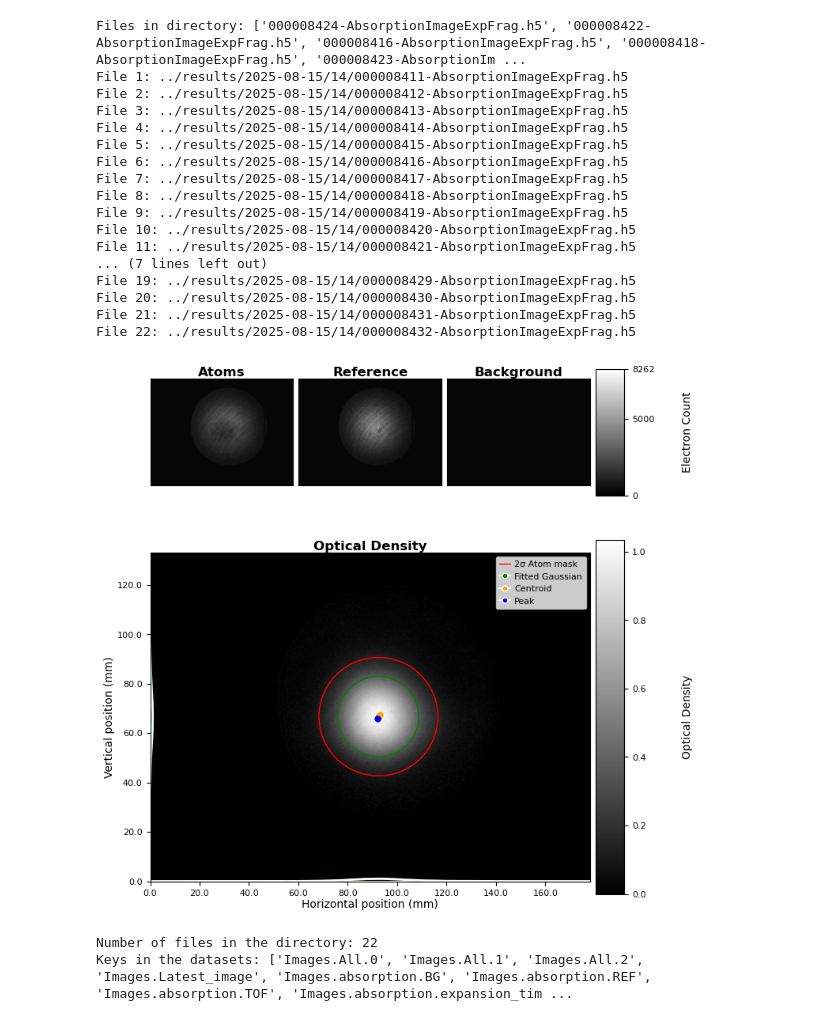
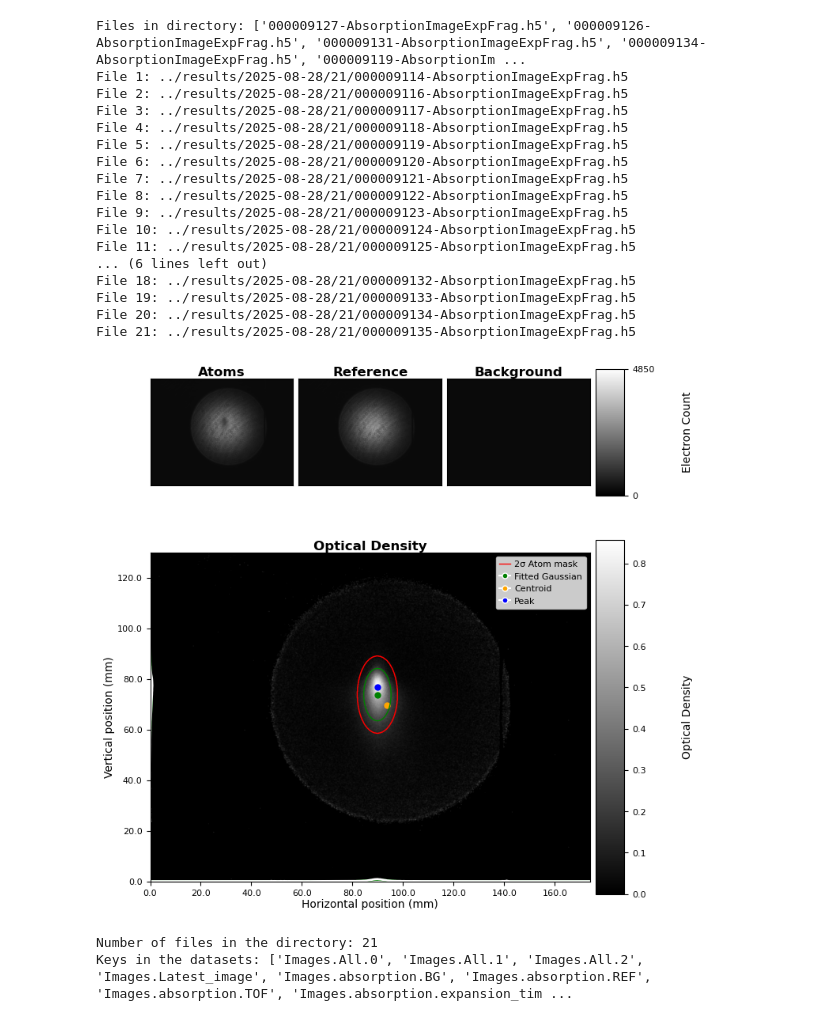
Before and after one commit to harrykendell/ARTIQ, a Jupyter notebook: analysis/plotting_data_post_analysis.ipynb, the cells around one changed output. Saved outputs shown, nothing was run; the diff lists cells and outputs as text; code cells hidden in the pictures.

```diff
--- a/analysis/plotting_data_post_analysis.ipynb
+++ b/analysis/plotting_data_post_analysis.ipynb
@@ -20,7 +20,7 @@ from repository.imaging.processor import AbsImage  # noqa: E402
 
 
 folder_directory = (
-    "../results/2025-08-15/14/"  # Example directory path, adjust as needed
+    "../results/2025-08-28/21/"  # Example directory path, adjust as needed
 )
 file_names = os.listdir(folder_directory)
 
@@ -30,7 +30,7 @@ print(f"Files in directory: {file_names}")
 
 # Enter the name of the file you want to analyze, this file consisit of many runs of of particular scan parameter if you have multiple runs
 particular_directory = (
-    folder_directory + "000008431-AbsorptionImageExpFrag.h5"
+    folder_directory + "000009135-AbsorptionImageExpFrag.h5"
 )  # Example file path, adjust as needed
 
 
@@ -158,52 +158,52 @@ scan_param = [
     1,
     2,
     3,
     4,
     5,
     6,
     7,
     8,
     9,
     10,
     11,
     12,
     13,
     14,
     15,
     16,
     17,
     18,
     19,
     20,
     21,
 ]
 
 # Extracting the values and the units from the files
 
 
 f1 = h5py.File(files_directory[0], "r")
 a = f1["datasets"]
 print(f"Keys in the datasets: {list(a.keys())}")
 # %% [output]
-Files in directory: ['000008424-AbsorptionImageExpFrag.h5', '000008422-AbsorptionImageExpFrag.h5', '000008416-AbsorptionImageExpFrag.h5', '000008418-AbsorptionImageExpFrag.h5', '000008423-AbsorptionIm ...
-File 1: ../results/2025-08-15/14/000008411-AbsorptionImageExpFrag.h5
-File 2: ../results/2025-08-15/14/000008412-AbsorptionImageExpFrag.h5
-File 3: ../results/2025-08-15/14/000008413-AbsorptionImageExpFrag.h5
-File 4: ../results/2025-08-15/14/000008414-AbsorptionImageExpFrag.h5
-File 5: ../results/2025-08-15/14/000008415-AbsorptionImageExpFrag.h5
-File 6: ../results/2025-08-15/14/000008416-AbsorptionImageExpFrag.h5
-File 7: ../results/2025-08-15/14/000008417-AbsorptionImageExpFrag.h5
-File 8: ../results/2025-08-15/14/000008418-AbsorptionImageExpFrag.h5
-File 9: ../results/2025-08-15/14/000008419-AbsorptionImageExpFrag.h5
-File 10: ../results/2025-08-15/14/000008420-AbsorptionImageExpFrag.h5
-File 11: ../results/2025-08-15/14/000008421-AbsorptionImageExpFrag.h5
-... (7 lines left out)
-File 19: ../results/2025-08-15/14/000008429-AbsorptionImageExpFrag.h5
-File 20: ../results/2025-08-15/14/000008430-AbsorptionImageExpFrag.h5
-File 21: ../results/2025-08-15/14/000008431-AbsorptionImageExpFrag.h5
-File 22: ../results/2025-08-15/14/000008432-AbsorptionImageExpFrag.h5
+Files in directory: ['000009127-AbsorptionImageExpFrag.h5', '000009126-AbsorptionImageExpFrag.h5', '000009131-AbsorptionImageExpFrag.h5', '000009134-AbsorptionImageExpFrag.h5', '000009119-AbsorptionIm ...
+File 1: ../results/2025-08-28/21/000009114-AbsorptionImageExpFrag.h5
+File 2: ../results/2025-08-28/21/000009116-AbsorptionImageExpFrag.h5
+File 3: ../results/2025-08-28/21/000009117-AbsorptionImageExpFrag.h5
+File 4: ../results/2025-08-28/21/000009118-AbsorptionImageExpFrag.h5
+File 5: ../results/2025-08-28/21/000009119-AbsorptionImageExpFrag.h5
+File 6: ../results/2025-08-28/21/000009120-AbsorptionImageExpFrag.h5
+File 7: ../results/2025-08-28/21/000009121-AbsorptionImageExpFrag.h5
+File 8: ../results/2025-08-28/21/000009122-AbsorptionImageExpFrag.h5
+File 9: ../results/2025-08-28/21/000009123-AbsorptionImageExpFrag.h5
+File 10: ../results/2025-08-28/21/000009124-AbsorptionImageExpFrag.h5
+File 11: ../results/2025-08-28/21/000009125-AbsorptionImageExpFrag.h5
+... (6 lines left out)
+File 18: ../results/2025-08-28/21/000009132-AbsorptionImageExpFrag.h5
+File 19: ../results/2025-08-28/21/000009133-AbsorptionImageExpFrag.h5
+File 20: ../results/2025-08-28/21/000009134-AbsorptionImageExpFrag.h5
+File 21: ../results/2025-08-28/21/000009135-AbsorptionImageExpFrag.h5
-[figure, old version]
+[figure, new version]
-Number of files in the directory: 22
+Number of files in the directory: 21
 Keys in the datasets: ['Images.All.0', 'Images.All.1', 'Images.All.2', 'Images.Latest_image', 'Images.absorption.BG', 'Images.absorption.REF', 'Images.absorption.TOF', 'Images.absorption.expansion_tim ...
 # %%
 # example of the data structure in the file
```
Also changed, not shown: parts of 6 cells of this notebook, 1 other file.
